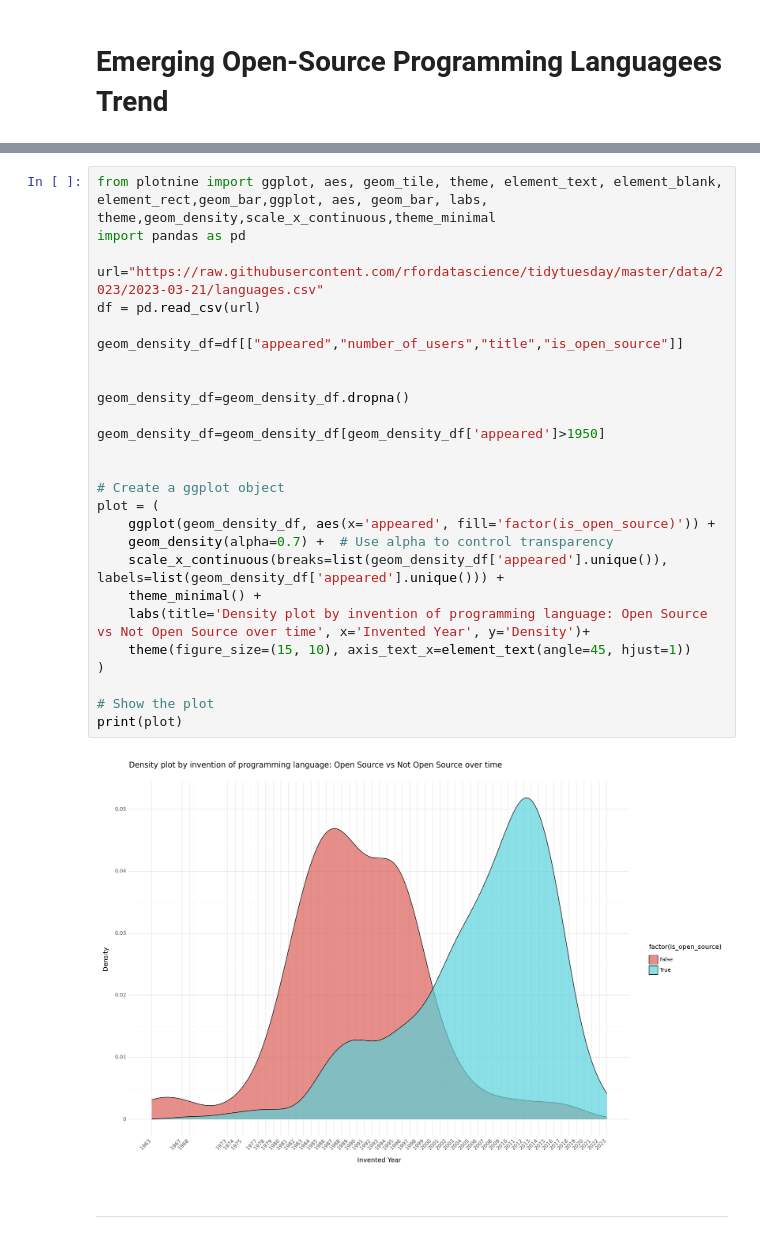
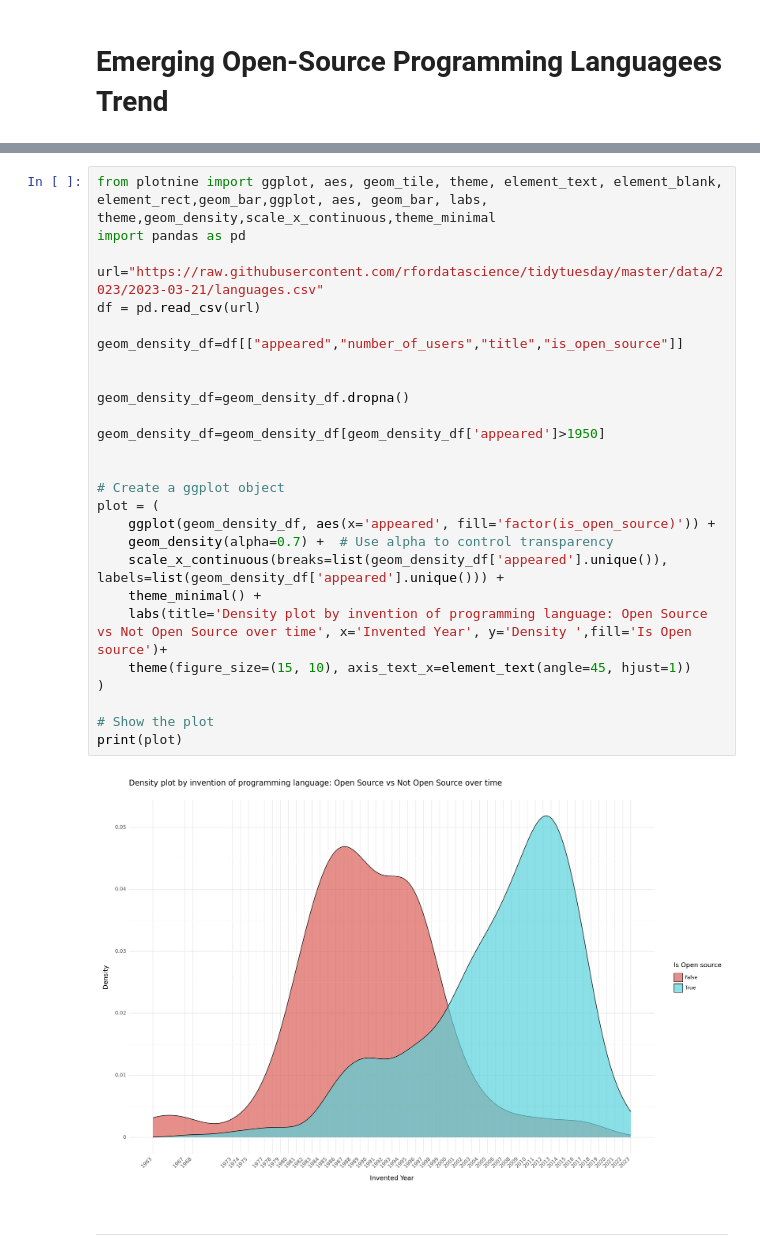
Before and after one commit to madhumsc/TidyTuesday, a Jupyter notebook: final/ MSC-DSA-098.ipynb, the cells around one changed output, grey strips where cells are left out. Drawn from its saved outputs; the diff is of its cells as text.

```diff
--- a/final/ MSC-DSA-098.ipynb
+++ b/final/ MSC-DSA-098.ipynb
@@ -92,32 +96,32 @@ Summary: Shift towards Open Source: Recent programming language inventions exhib
 # %%
 from plotnine import ggplot, aes, geom_tile, theme, element_text, element_blank, element_rect,geom_bar,ggplot, aes, geom_bar, labs, theme,geom_density,scale_x_continuous,theme_minimal
 import pandas as pd
 
 url="https://raw.githubusercontent.com/rfordatascience/tidytuesday/master/data/2023/2023-03-21/languages.csv"
 df = pd.read_csv(url)
 
 geom_density_df=df[["appeared","number_of_users","title","is_open_source"]]
 
 
 geom_density_df=geom_density_df.dropna()
 
 geom_density_df=geom_density_df[geom_density_df['appeared']>1950]
 
 
 # Create a ggplot object
 plot = (
     ggplot(geom_density_df, aes(x='appeared', fill='factor(is_open_source)')) +
     geom_density(alpha=0.7) +  # Use alpha to control transparency
     scale_x_continuous(breaks=list(geom_density_df['appeared'].unique()), labels=list(geom_density_df['appeared'].unique())) +
     theme_minimal() +
-    labs(title='Density plot by invention of programming language: Open Source vs Not Open Source over time', x='Invented Year', y='Density')+
+    labs(title='Density plot by invention of programming language: Open Source vs Not Open Source over time', x='Invented Year', y='Density ',fill='Is Open source')+
     theme(figure_size=(15, 10), axis_text_x=element_text(angle=45, hjust=1))
 )
 
 # Show the plot
 print(plot)
 # %% [output]
-[figure, old version]
+[figure, new version]
 # %% [markdown]
 ---
 # %% [markdown]
```
Also changed, not shown: parts of 8 cells of this notebook.
